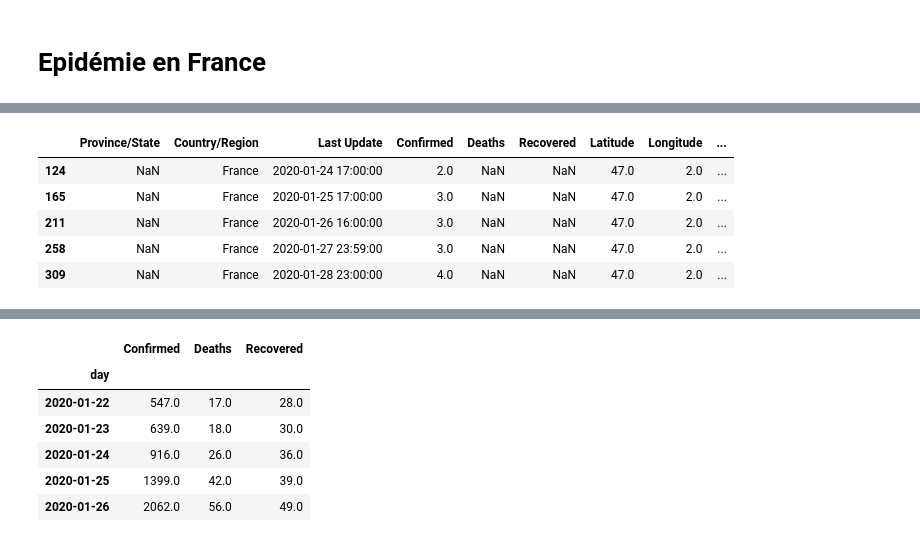
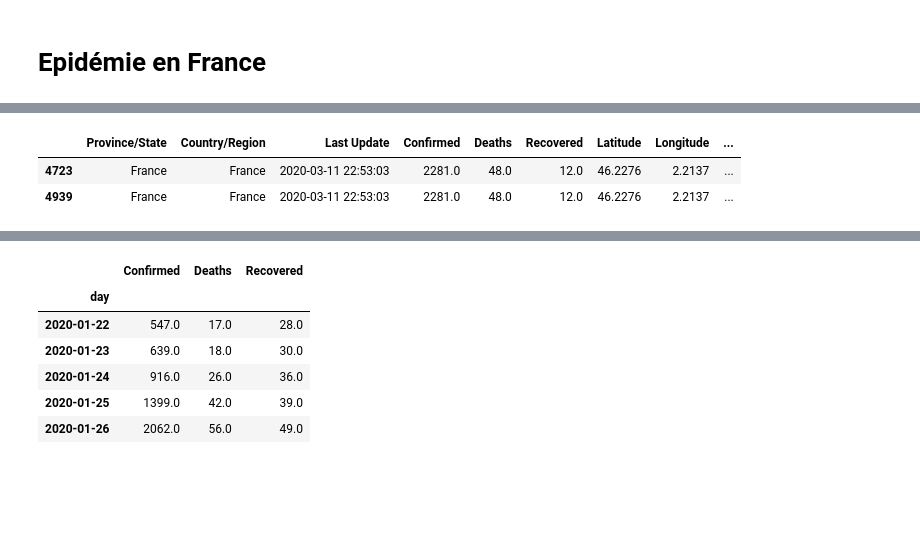
Before and after one commit to data13002/corona, a Jupyter notebook: notebooks/Visualistion epidemie.ipynb, the cells around one changed output, grey strips where cells are left out. Drawn from its saved outputs; the diff is of its cells as text; code cells hidden in the pictures; blank space fills up the shorter version.

```diff
--- a/notebooks/Visualistion epidemie.ipynb
+++ b/notebooks/Visualistion epidemie.ipynb
@@ -71,14 +71,11 @@ sns.set() #afficher les graphiques avec le look de Seaborn
 # %%
 %matplotlib inline
 # %%
-epidemie_df[epidemie_df['Country/Region'] == 'France'].head()
+epidemie_df[(epidemie_df['Country/Region'] == 'France') & (epidemie_df['Province/State'] == 'France')].sort_values('day', ascending=False)
 # %% [output]
 |  | Province/State | Country/Region | Last Update | Confirmed | Deaths | Recovered | Latitude | Longitude | ... |
-| 124 | NaN | France | 2020-01-24 17:00:00 | 2.0 | NaN | NaN | 47.0 | 2.0 | ... |
-| 165 | NaN | France | 2020-01-25 17:00:00 | 3.0 | NaN | NaN | 47.0 | 2.0 | ... |
-| 211 | NaN | France | 2020-01-26 16:00:00 | 3.0 | NaN | NaN | 47.0 | 2.0 | ... |
-| 258 | NaN | France | 2020-01-27 23:59:00 | 3.0 | NaN | NaN | 47.0 | 2.0 | ... |
-| 309 | NaN | France | 2020-01-28 23:00:00 | 4.0 | NaN | NaN | 47.0 | 2.0 | ... |
+| 4723 | France | France | 2020-03-11 22:53:03 | 2281.0 | 48.0 | 12.0 | 46.2276 | 2.2137 | ... |
+| 4939 | France | France | 2020-03-11 22:53:03 | 2281.0 | 48.0 | 12.0 | 46.2276 | 2.2137 | ... |
 # %%
 epidemie_df[epidemie_df['Country/Region'] == 'France'].set_index('Last Update')['Confirmed'].plot(figsize=(10,5));
 # %% [output]
```
Also changed, not shown: parts of 20 cells of this notebook, 3 other files.
